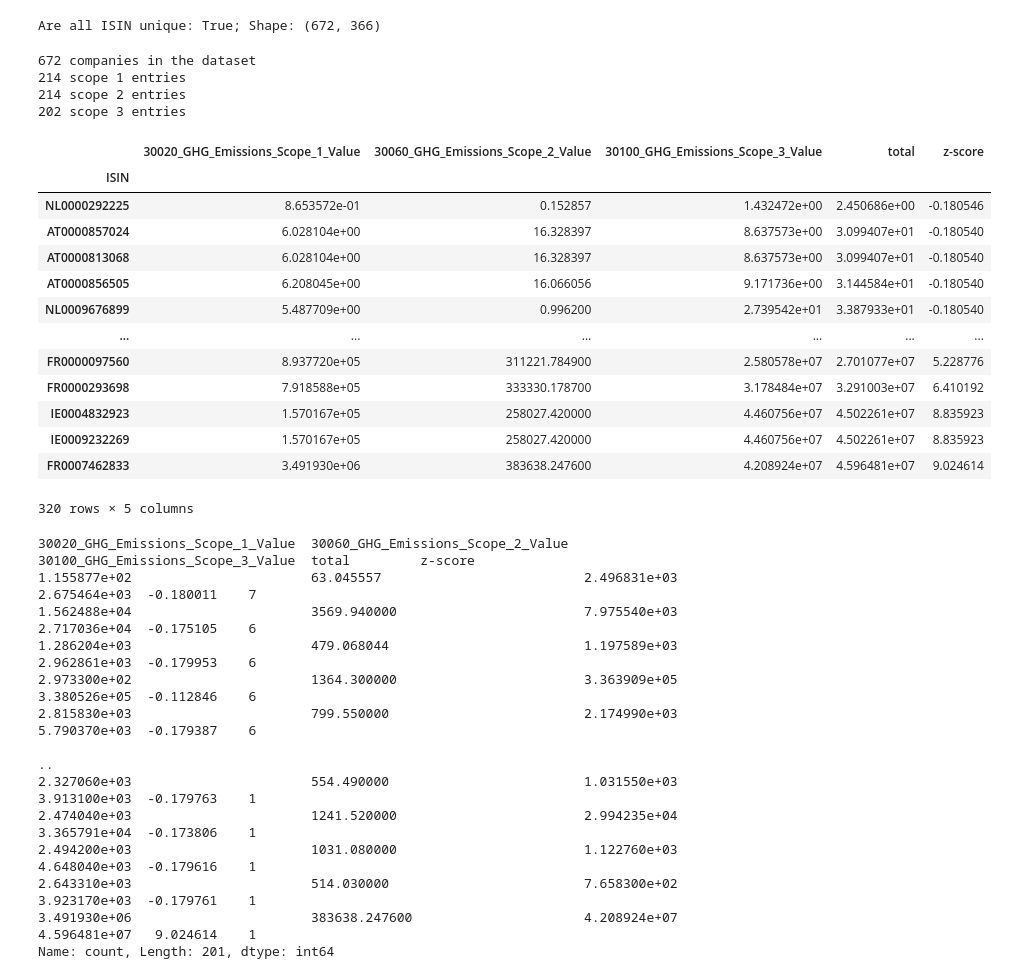
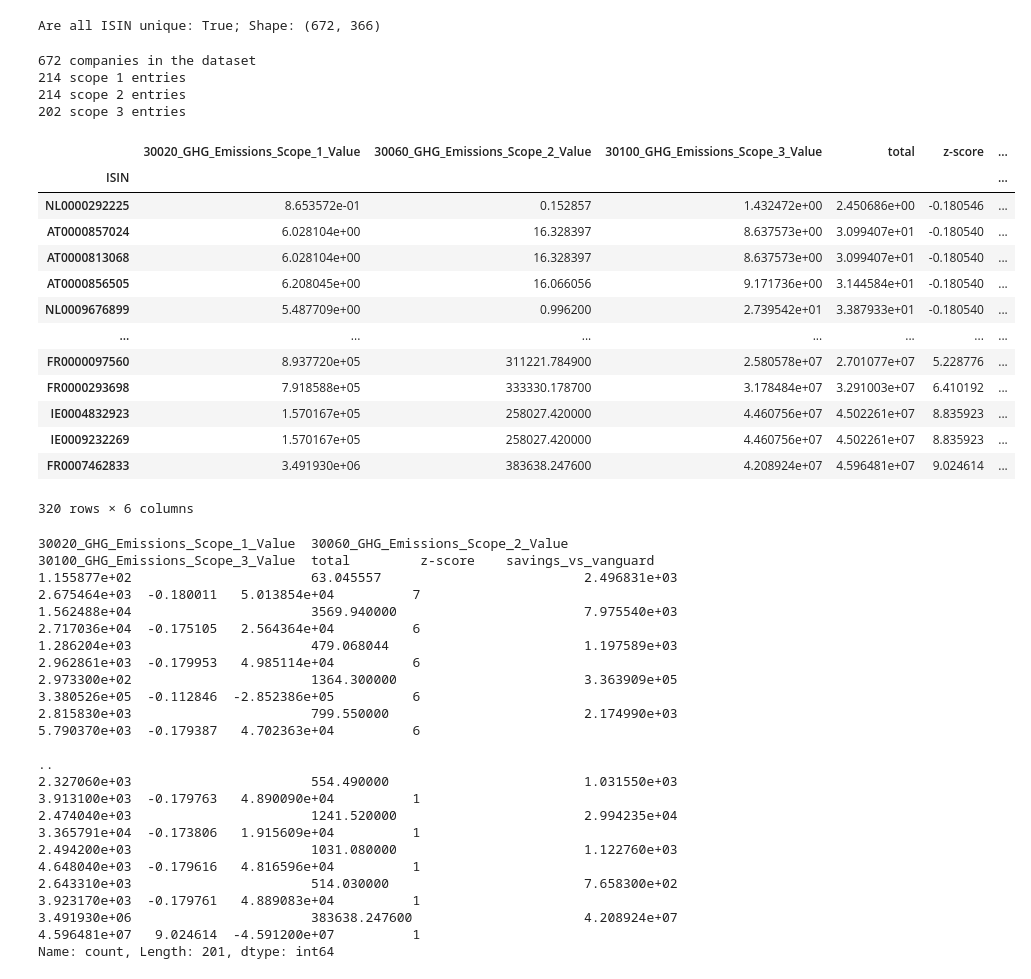
Before and after one commit to casparschucan/TheHackSnacks, a Jupyter notebook: ESG/get_data.ipynb, the cells around one changed output. Saved outputs shown, nothing was run; the diff lists cells and outputs as text; code cells hidden in the pictures.

Commit message:
simple index based carbon emission measure

```diff
--- a/ESG/get_data.ipynb
+++ b/ESG/get_data.ipynb
@@ -42,55 +42,56 @@ def filter_rows_by_values(df, col, values):
 # %%
 df=data.copy()
 print(f'{len(df["ISIN"].unique())} companies in the dataset')
 print(f'{len(reshaped_data["30020_GHG_Emissions_Scope_1_Value"].unique())-1} scope 1 entries')
 print(f'{len(reshaped_data["30060_GHG_Emissions_Scope_2_Value"].unique())-1} scope 2 entries')
 print(f'{len(reshaped_data["30100_GHG_Emissions_Scope_3_Value"].unique())-1} scope 3 entries')
 
 #Get entries for which all 3 scope entries are available
 scope1 = reshaped_data['30020_GHG_Emissions_Scope_1_Value']
 scope2 = reshaped_data['30060_GHG_Emissions_Scope_2_Value']
 scope3 = reshaped_data['30100_GHG_Emissions_Scope_3_Value']
 
 #Join the scopes by ISIN and drop zeros, they are in tCO2e/M€ invested
 scope = pd.concat([scope1,scope2,scope3], axis=1).dropna()
 
 scope["total"] = scope.sum(axis=1)
 scope.drop(scope.loc[scope['total']==0].index, inplace=True)
 scope["z-score"] = (scope["total"] - scope["total"].mean())/scope["total"].std(ddof=0)
+scope["savings_vs_vanguard"] = (52814 - scope["total"])
 scope=scope.sort_values(by="total",ascending=True)
 scope.head()
 
 display(scope)
 scope.value_counts()
 # %% [output]
 672 companies in the dataset
 214 scope 1 entries
 214 scope 2 entries
 202 scope 3 entries
-|  | 30020_GHG_Emissions_Scope_1_Value | 30060_GHG_Emissions_Scope_2_Value | 30100_GHG_Emissions_Scope_3_Value | total | z-score |
-| ISIN |  |  |  |  |  |
-| NL0000292225 | 8.653572e-01 | 0.152857 | 1.432472e+00 | 2.450686e+00 | -0.180546 |
-| AT0000857024 | 6.028104e+00 | 16.328397 | 8.637573e+00 | 3.099407e+01 | -0.180540 |
-| AT0000813068 | 6.028104e+00 | 16.328397 | 8.637573e+00 | 3.099407e+01 | -0.180540 |
-| AT0000856505 | 6.208045e+00 | 16.066056 | 9.171736e+00 | 3.144584e+01 | -0.180540 |
-| NL0009676899 | 5.487709e+00 | 0.996200 | 2.739542e+01 | 3.387933e+01 | -0.180540 |
-| ... | ... | ... | ... | ... | ... |
-| FR0000097560 | 8.937720e+05 | 311221.784900 | 2.580578e+07 | 2.701077e+07 | 5.228776 |
-| FR0000293698 | 7.918588e+05 | 333330.178700 | 3.178484e+07 | 3.291003e+07 | 6.410192 |
-| IE0004832923 | 1.570167e+05 | 258027.420000 | 4.460756e+07 | 4.502261e+07 | 8.835923 |
-| IE0009232269 | 1.570167e+05 | 258027.420000 | 4.460756e+07 | 4.502261e+07 | 8.835923 |
-| FR0007462833 | 3.491930e+06 | 383638.247600 | 4.208924e+07 | 4.596481e+07 | 9.024614 |
+|  | 30020_GHG_Emissions_Scope_1_Value | 30060_GHG_Emissions_Scope_2_Value | 30100_GHG_Emissions_Scope_3_Value | total | z-score | ... |
+| ISIN |  |  |  |  |  | ... |
+| NL0000292225 | 8.653572e-01 | 0.152857 | 1.432472e+00 | 2.450686e+00 | -0.180546 | ... |
+| AT0000857024 | 6.028104e+00 | 16.328397 | 8.637573e+00 | 3.099407e+01 | -0.180540 | ... |
+| AT0000813068 | 6.028104e+00 | 16.328397 | 8.637573e+00 | 3.099407e+01 | -0.180540 | ... |
+| AT0000856505 | 6.208045e+00 | 16.066056 | 9.171736e+00 | 3.144584e+01 | -0.180540 | ... |
+| NL0009676899 | 5.487709e+00 | 0.996200 | 2.739542e+01 | 3.387933e+01 | -0.180540 | ... |
+| ... | ... | ... | ... | ... | ... | ... |
+| FR0000097560 | 8.937720e+05 | 311221.784900 | 2.580578e+07 | 2.701077e+07 | 5.228776 | ... |
+| FR0000293698 | 7.918588e+05 | 333330.178700 | 3.178484e+07 | 3.291003e+07 | 6.410192 | ... |
+| IE0004832923 | 1.570167e+05 | 258027.420000 | 4.460756e+07 | 4.502261e+07 | 8.835923 | ... |
+| IE0009232269 | 1.570167e+05 | 258027.420000 | 4.460756e+07 | 4.502261e+07 | 8.835923 | ... |
+| FR0007462833 | 3.491930e+06 | 383638.247600 | 4.208924e+07 | 4.596481e+07 | 9.024614 | ... |
-320 rows × 5 columns
+320 rows × 6 columns
-30020_GHG_Emissions_Scope_1_Value  30060_GHG_Emissions_Scope_2_Value  30100_GHG_Emissions_Scope_3_Value  total         z-score
-1.155877e+02                       63.045557                          2.496831e+03                       2.675464e+03  -0.180011    7
-1.562488e+04                       3569.940000                        7.975540e+03                       2.717036e+04  -0.175105    6
-1.286204e+03                       479.068044                         1.197589e+03                       2.962861e+03  -0.179953    6
-2.973300e+02                       1364.300000                        3.363909e+05                       3.380526e+05  -0.112846    6
-2.815830e+03                       799.550000                         2.174990e+03                       5.790370e+03  -0.179387    6
-                                                                                                                                   ..
-2.327060e+03                       554.490000                         1.031550e+03                       3.913100e+03  -0.179763    1
-2.474040e+03                       1241.520000                        2.994235e+04                       3.365791e+04  -0.173806    1
-2.494200e+03                       1031.080000                        1.122760e+03                       4.648040e+03  -0.179616    1
-2.643310e+03                       514.030000                         7.658300e+02                       3.923170e+03  -0.179761    1
-3.491930e+06                       383638.247600                      4.208924e+07                       4.596481e+07   9.024614    1
+30020_GHG_Emissions_Scope_1_Value  30060_GHG_Emissions_Scope_2_Value  30100_GHG_Emissions_Scope_3_Value  total         z-score    savings_vs_vanguard
+1.155877e+02                       63.045557                          2.496831e+03                       2.675464e+03  -0.180011   5.013854e+04          7
+1.562488e+04                       3569.940000                        7.975540e+03                       2.717036e+04  -0.175105   2.564364e+04          6
+1.286204e+03                       479.068044                         1.197589e+03                       2.962861e+03  -0.179953   4.985114e+04          6
+2.973300e+02                       1364.300000                        3.363909e+05                       3.380526e+05  -0.112846  -2.852386e+05          6
+2.815830e+03                       799.550000                         2.174990e+03                       5.790370e+03  -0.179387   4.702363e+04          6
+                                                                                                                                                        ..
+2.327060e+03                       554.490000                         1.031550e+03                       3.913100e+03  -0.179763   4.890090e+04          1
+2.474040e+03                       1241.520000                        2.994235e+04                       3.365791e+04  -0.173806   1.915609e+04          1
+2.494200e+03                       1031.080000                        1.122760e+03                       4.648040e+03  -0.179616   4.816596e+04          1
+2.643310e+03                       514.030000                         7.658300e+02                       3.923170e+03  -0.179761   4.889083e+04          1
+3.491930e+06                       383638.247600                      4.208924e+07                       4.596481e+07   9.024614  -4.591200e+07          1
 Name: count, Length: 201, dtype: int64
```
